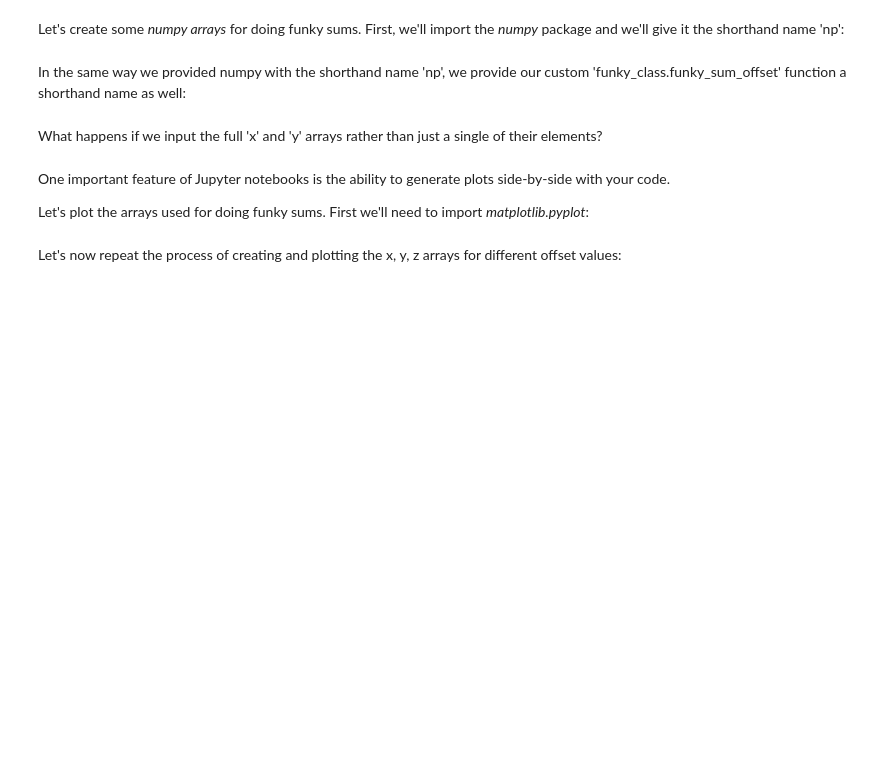
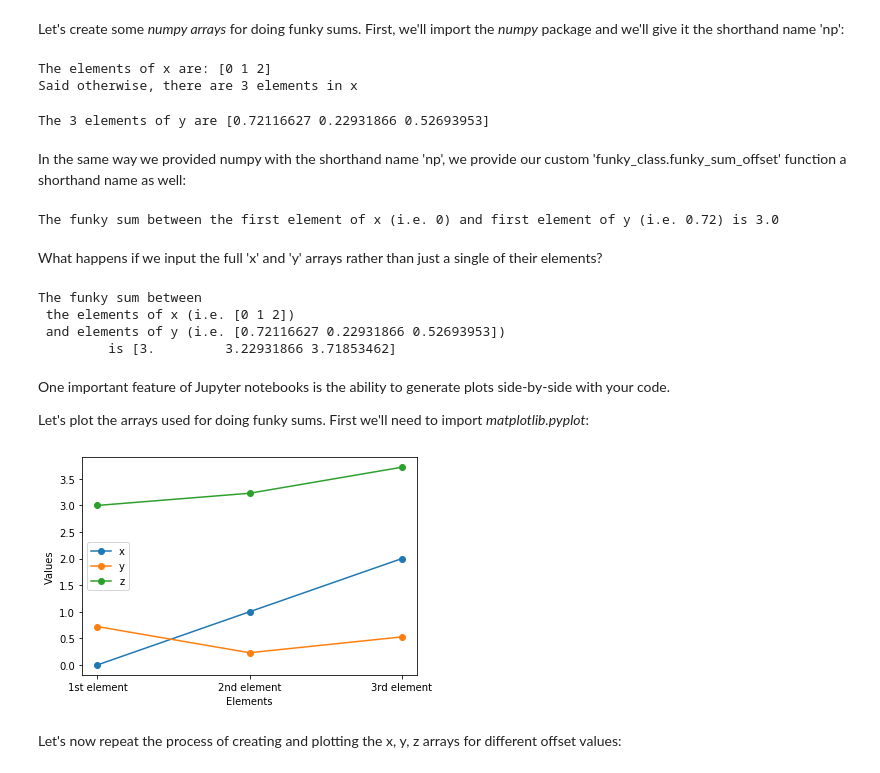
Before and after one commit to DylanMannKrzisnik/MiCM_W2021_Jupyter, a Jupyter notebook: MiCM_2021_notebook_full.ipynb, the cells around one changed output. Drawn from its saved outputs; the diff is of its cells as text; code cells hidden in the pictures; blank space fills up the shorter version.

```diff
--- a/MiCM_2021_notebook_full.ipynb
+++ b/MiCM_2021_notebook_full.ipynb
@@ -207,25 +462,37 @@ Let's create some *numpy arrays* for doing funky sums. First, we'll import the *
 # %%
 import numpy as np
 # %%
-#x = np.arange(0,3)
+x = np.arange(0,3)
 
-#print('The elements of x are:',x)
-#print('Said otherwise, there are {} elements in x'.format( len(x) ))
+print('The elements of x are:',x)
+print('Said otherwise, there are {} elements in x'.format( len(x) ))
+# %% [output]
+The elements of x are: [0 1 2]
+Said otherwise, there are 3 elements in x
 # %%
-#y = np.random.uniform(0,1, len(x) )
-#print('The {} elements of y are {}'.format( len(y) , y ))
+y = np.random.uniform(0,1, len(x) )
+print('The {} elements of y are {}'.format( len(y) , y ))
+# %% [output]
+The 3 elements of y are [0.72116627 0.22931866 0.52693953]
 # %% [markdown]
 In the same way we provided numpy with the shorthand name 'np', we provide our custom 'funky_class.funky_sum_offset' function a shorthand name as well:
 # %%
-#fs = funky_class.funky_sum_offset
+fs = funky_class.funky_sum_offset
 # %%
-#z = fs(x[0],y[0])
+z = fs(x[0],y[0])
 print('The funky sum between the first element of x (i.e. {}) and first element of y (i.e. {:.2}) is {}'.format( x[0] , y[0] , z ))
+# %% [output]
+The funky sum between the first element of x (i.e. 0) and first element of y (i.e. 0.72) is 3.0
 # %% [markdown]
 What happens if we input the full 'x' and 'y' arrays rather than just a single of their elements?
 # %%
-#z = fs(x,y)
-#print('The funky sum between \n the elements of x (i.e. {}) \n and elements of y (i.e. {}) \n\t is {}'.format( x , y , z ))
+z = fs(x,y)
+print('The funky sum between \n the elements of x (i.e. {}) \n and elements of y (i.e. {}) \n\t is {}'.format( x , y , z ))
+# %% [output]
+The funky sum between
+ the elements of x (i.e. [0 1 2])
+ and elements of y (i.e. [0.72116627 0.22931866 0.52693953])
+         is [3.         3.22931866 3.71853462]
 # %% [markdown]
 One important feature of Jupyter notebooks is the ability to generate plots side-by-side with your code.
 
@@ -233,21 +500,22 @@ Let's plot the arrays used for doing funky sums. First we'll need to import *mat
 # %%
 import matplotlib.pyplot as plt
 # %%
-'''
+
 plt.figure()
 
 plt.plot(x, marker='o')
 plt.plot(y, marker='o')
 plt.plot(z, marker='o')
 
 plt.xticks([0,1,2], ["1st element","2nd element","3rd element"])
 plt.xlabel("Elements")
 plt.ylabel("Values")
 
 plt.legend(["x","y","z"])
 
 plt.show()
-'''
+# %% [output]
+[figure, added]
 # %% [markdown]
 Let's now repeat the process of creating and plotting the x, y, z arrays for different offset values:
 # %%
```
Also changed, not shown: parts of 111 cells of this notebook, 2 other files.
